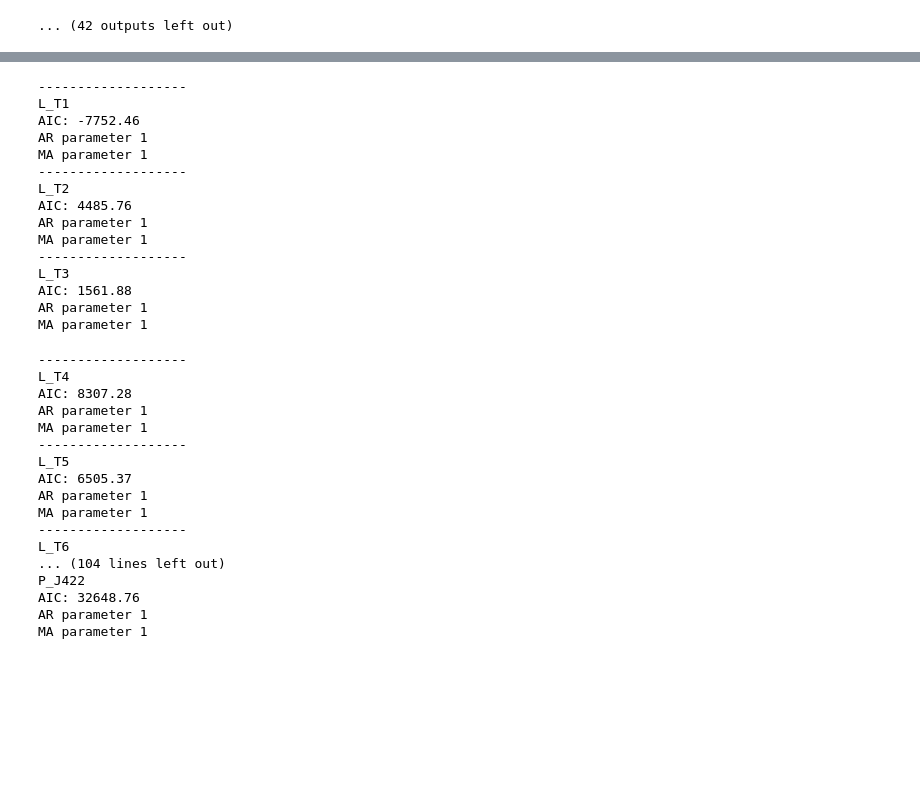
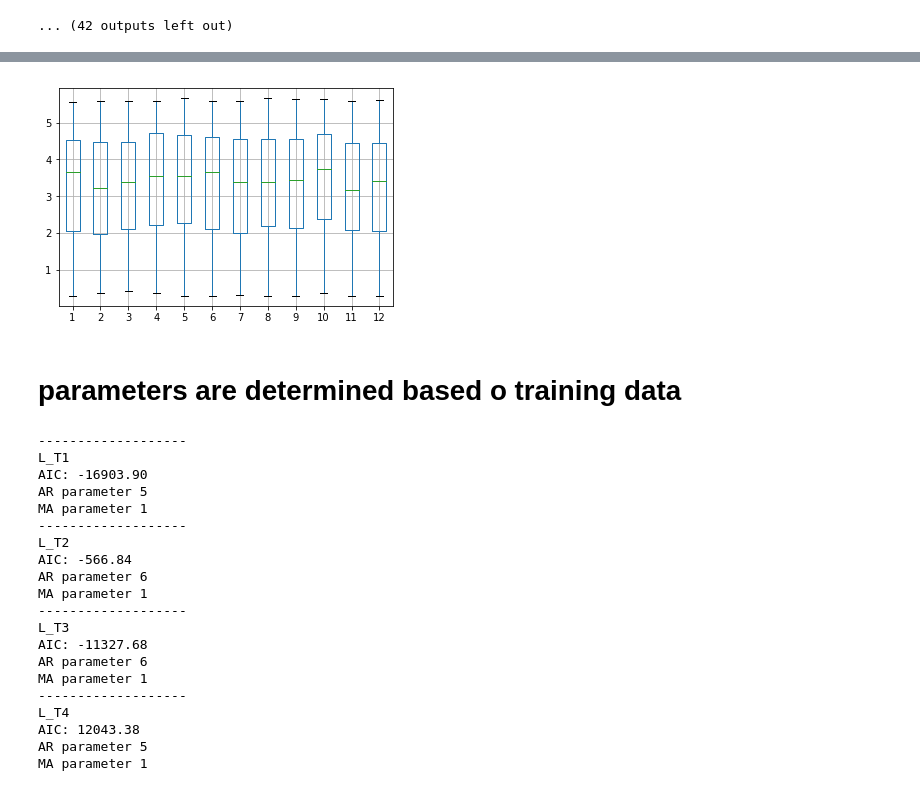
Before and after one commit to PedroCaldeira/CDA2018_G35, a Jupyter notebook: 2nd Assignment/Lab2.ipynb, the cells around one changed output, grey strips where cells are left out. Saved outputs shown, nothing was run; the diff lists cells and outputs as text; code cells hidden in the pictures; blank space fills up the shorter version.

Commit message:
ARMA, PCA

```diff
--- a/2nd Assignment/Lab2.ipynb
+++ b/2nd Assignment/Lab2.ipynb
@@ -438,53 +290,54 @@ L_T6
+# %%
+series = dataToPlot.iloc[:,1]
+one_year = series['2014']
+groups = one_year.groupby(TimeGrouper('M'))
+months = concat([pd.DataFrame(x[1].values) for x in groups], axis=1)
+months = pd.DataFrame(months)
+months.columns = range(1,13)
+months.boxplot()
+plt.show()
+# %% [output]
+[figure, added]
+# %% [markdown]
+# parameters are determined based o training data
 # %%
-columnsSize = dataToPlot.columns.size
-columns = list(range(columnsSize))
-
+columnsSize = trainingTable.columns.size
+#columns = list(range(columnsSize))
+columns = list(range(4))
 for column in columns:
     bestAIC = 9999999
     bestAR = -1
     bestMA=-1
-    for p in list(range(2)):
-        for q in list(range(2)):
-            model = ARMA(dataToPlot.iloc[:,column],order=(p,q)).fit()
+    for p in list(range(5)):
+        for q in list(range(5)):
+            model = ARMA(trainingTable.iloc[:,column],order=(p,q)).fit(transparams=True)
             if model.aic < bestAIC:
                 bestAIC = model.aic
                 bestAR = p
                 bestMA = q
     print('-------------------')
-    print(dataToPlot.iloc[:,column].name)
+    print(trainingTable.iloc[:,column].name)
     print('AIC: {:.2f}'.format(bestAIC))
     print('AR parameter {}'.format(bestAR))
     print('MA parameter {}'.format(bestMA))
 # %% [output]
 -------------------
 L_T1
-AIC: -7752.46
-AR parameter 1
+AIC: -16903.90
+AR parameter 5
 MA parameter 1
 -------------------
 L_T2
-AIC: 4485.76
-AR parameter 1
+AIC: -566.84
+AR parameter 6
 MA parameter 1
 -------------------
 L_T3
-AIC: 1561.88
-AR parameter 1
+AIC: -11327.68
+AR parameter 6
 MA parameter 1
+-------------------
+L_T4
+AIC: 12043.38
+AR parameter 5
+MA parameter 1
--------------------
-L_T4
-AIC: 8307.28
-AR parameter 1
-MA parameter 1
--------------------
-L_T5
-AIC: 6505.37
-AR parameter 1
-MA parameter 1
--------------------
-L_T6
-... (104 lines left out)
-P_J422
-AIC: 32648.76
-AR parameter 1
-MA parameter 1
```
Also changed, not shown: parts of 66 cells of this notebook.
